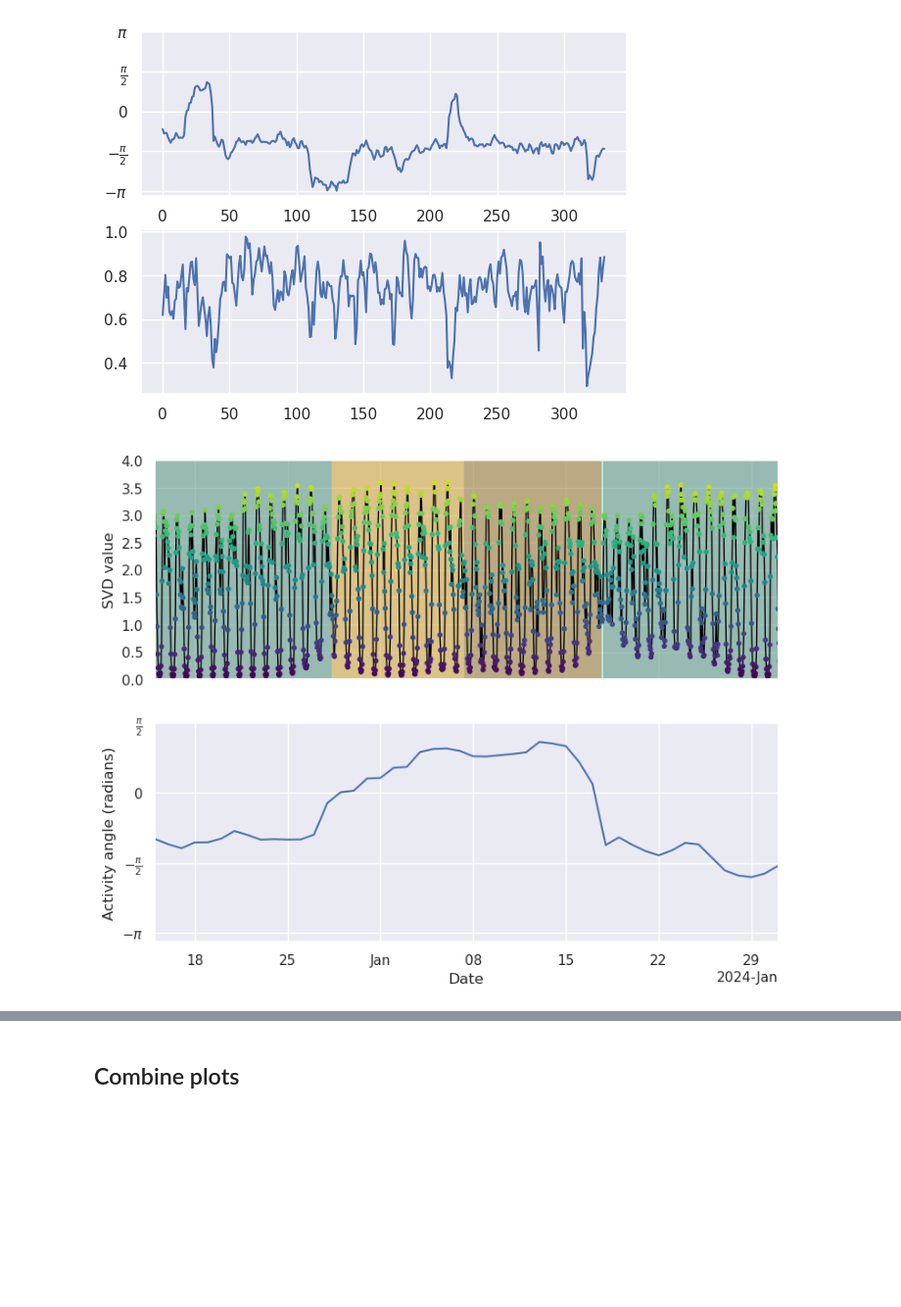
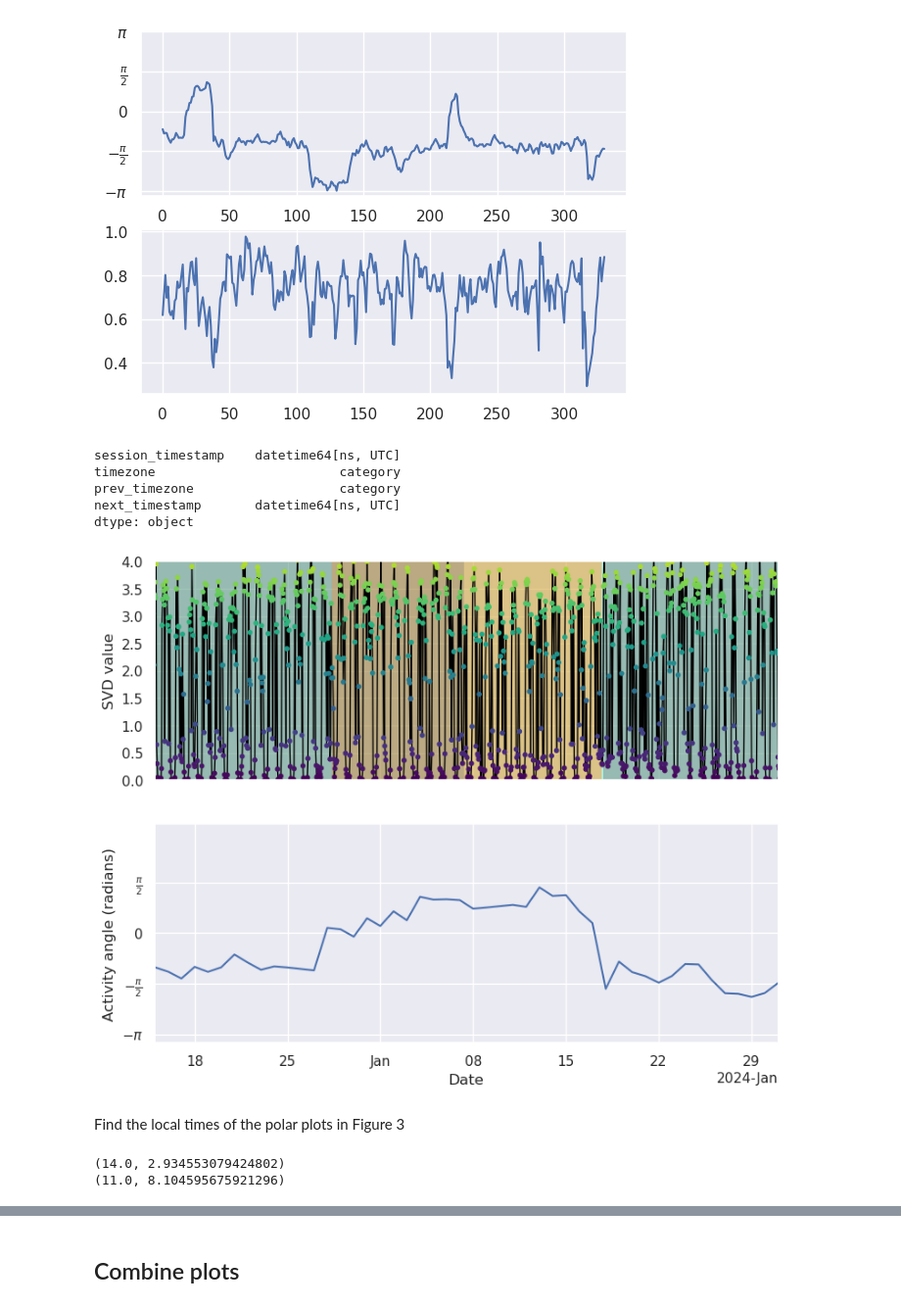
Before and after one commit to Valkje/graph-svd, a Jupyter notebook: analyze_alex.ipynb, the cells around one changed output, grey strips where cells are left out. Shown at 98% size. Cells and saved outputs as stored; diff of their text form; code cells hidden in the pictures; blank space fills up the shorter version.

```diff
--- a/analyze_alex.ipynb
+++ b/analyze_alex.ipynb
@@ -571,8 +724,8 @@ a = ax[0]
 
 colors = {
     'UTC-06:00': '#458B74', # aquamarine4
-    'UTC+09:00': '#CD9B1D', # goldenrod3
-    'UTC+08:00': '#8B6914', # goldenrod4
+    'UTC+08:00': '#CD9B1D', # goldenrod3
+    'UTC+09:00': '#8B6914', # goldenrod4
     'UTC-08:00': '#76EEC6', # aquamarine2
 }
 
@@ -640,7 +793,13 @@ plt.show()
 dat_transition: pd.DataFrame = pq.read_table(join(dat_dir, 'BiAffect_Alex', 'dat_transition_alex.parquet')) \
     .to_pandas()
 
-dat_transition
+dat_transition.dtypes
+# %% [output]
+session_timestamp    datetime64[ns, UTC]
+timezone                        category
+prev_timezone                   category
+next_timestamp       datetime64[ns, UTC]
+dtype: object
 # %%
 plt.close()
 
@@ -656,8 +815,8 @@ a = ax[0]
 
 colors = {
     'UTC-06:00': '#458B74', # aquamarine4
-    'UTC+09:00': '#CD9B1D', # goldenrod3
-    'UTC+08:00': '#8B6914', # goldenrod4
+    'UTC+08:00': '#CD9B1D', # goldenrod3
+    'UTC+09:00': '#8B6914', # goldenrod4
     'UTC-08:00': '#76EEC6', # aquamarine2
 }
 
@@ -669,32 +828,58 @@ for i in range(5):
         linewidth=0,
         facecolor=colors[trans['timezone']],
         alpha=0.5)
     a.add_patch(rect)
 
 svd_vals = svd_mat.flatten()
 a.plot(time_svd, svd_vals, c='black', linewidth=1, zorder=1)
 a.scatter(time_svd, svd_vals, c=svd_vals, cmap='viridis', s=10, zorder=2)
 a.set_ylim(0, 4)
 a.set_ylabel("SVD value")
 
 # Mean angles
 a = ax[1]
 
 a.plot(dates_svd[0::24], mean_angles)
 a.set_ylabel("Activity angle (radians)")
 a.set_yticks(np.linspace(-np.pi, np.pi/2, 4), [r'$-\pi$', r'$-\frac{\pi}{2}$', '0', r'$\frac{\pi}{2}$'])
 
 # Create a slightly prettier x-axis
 locator = mdates.AutoDateLocator(interval_multiples=False)
 formatter = mdates.ConciseDateFormatter(locator)
 a.xaxis.set_major_locator(locator)
 a.xaxis.set_major_formatter(formatter)
 
 plt.xlabel('Date')
 plt.xlim(min_dt, max_dt)
 
 plt.show()
 
-fig.savefig(join('images', 'alex', 'phase_shift_alex.pdf'))
+# fig.savefig(join('images', 'alex', 'phase_shift_alex.pdf'))
 # %% [output]
-[figure, old version]
+[figure, new version]
+# %% [markdown]
+Find the local times of the polar plots in Figure 3
+# %%
+def rad2hour(rad):
+    hour = rad / (2*np.pi) * 24
+    return 24 + hour if hour < 0 else hour
+
+def utc2local(hour, offset):
+    hour_local = hour + offset
+    hour_local = 24 + hour_local if hour_local < 0 else hour_local
+
+    hours = hour_local // 1
+    mins = (hour_local % 1) * 60
+    return hours, mins
+
+chi_angle = mean_angles[4]
+tai_angle = mean_angles[29]
+
+chi_hour = rad2hour(chi_angle)
+tai_hour = rad2hour(tai_angle)
+
+print(utc2local(chi_hour, offset=-6))
+print(utc2local(tai_hour, offset=8))
+# %% [output]
+(14.0, 2.934553079424802)
+(11.0, 8.104595675921296)
```
Also changed, not shown: parts of 65 cells of this notebook, 4 other files.
